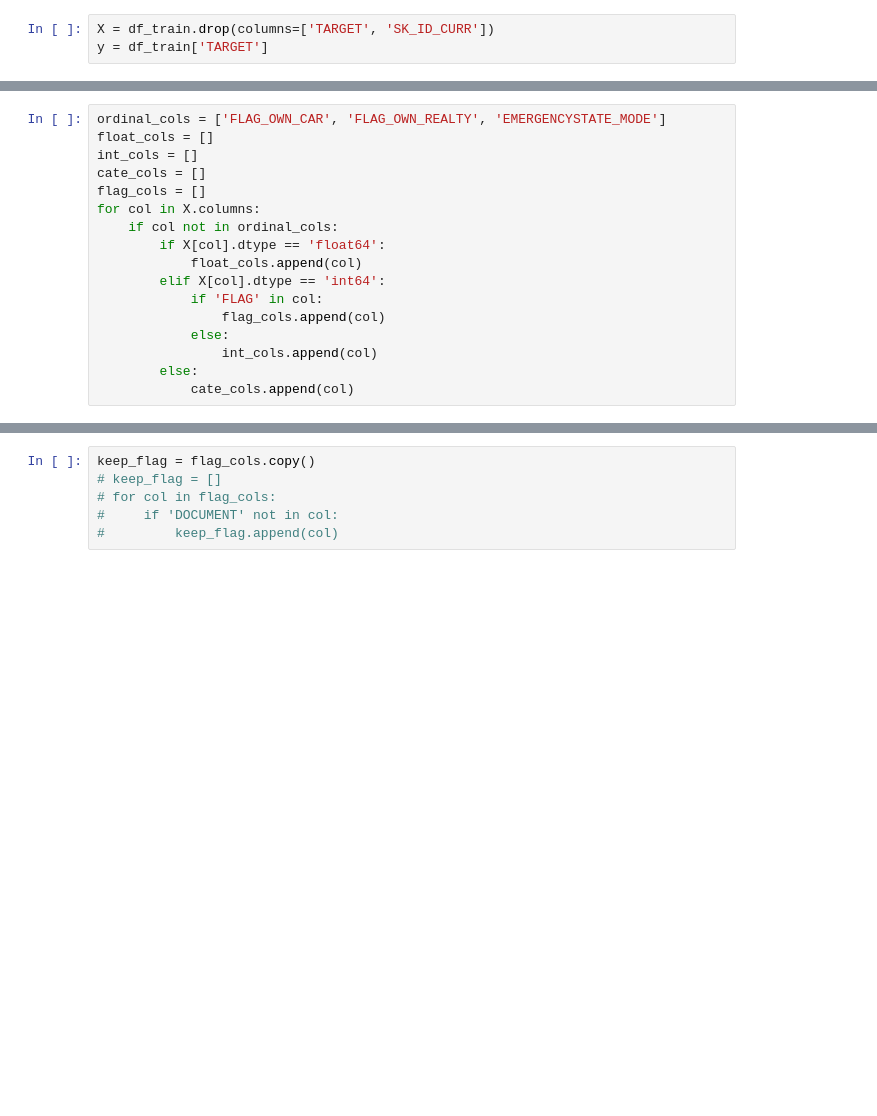
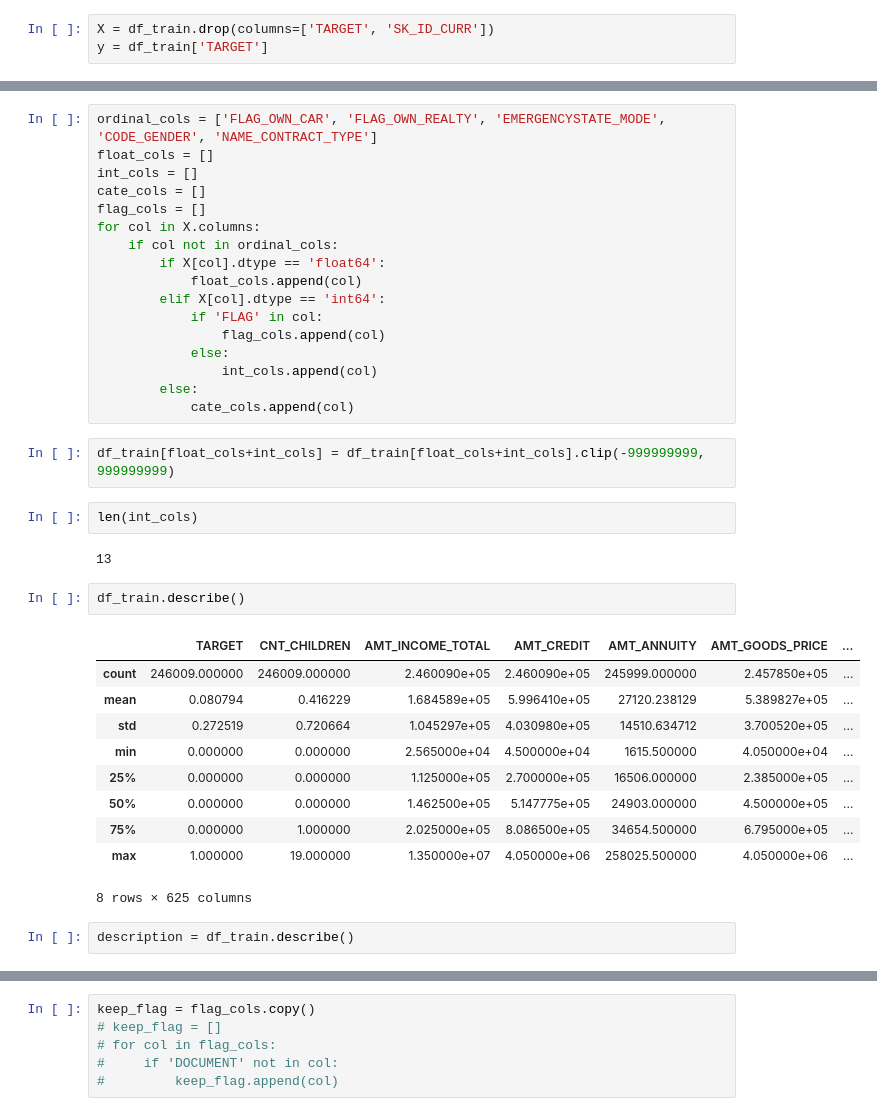
Before and after one commit to hung20gg/datavis_final, a Jupyter notebook: eda/baseline.ipynb, the cells around one changed output, grey strips where cells are left out. Saved outputs shown, nothing was run; the diff lists cells and outputs as text; blank space fills up the shorter version.

```diff
--- a/eda/baseline.ipynb
+++ b/eda/baseline.ipynb
@@ -181,5 +286,5 @@ y = df_train['TARGET']
 # %%
-ordinal_cols = ['FLAG_OWN_CAR', 'FLAG_OWN_REALTY', 'EMERGENCYSTATE_MODE']
+ordinal_cols = ['FLAG_OWN_CAR', 'FLAG_OWN_REALTY', 'EMERGENCYSTATE_MODE', 'CODE_GENDER', 'NAME_CONTRACT_TYPE']
 float_cols = []
 int_cols = []
 cate_cols = []
@@ -195,3 +300,24 @@ for col in X.columns:
                 int_cols.append(col)
         else:
             cate_cols.append(col)
+# %%
+df_train[float_cols+int_cols] = df_train[float_cols+int_cols].clip(-999999999, 999999999)
+# %%
+len(int_cols)
+# %% [output]
+13
+# %%
+df_train.describe()
+# %% [output]
+|  | TARGET | CNT_CHILDREN | AMT_INCOME_TOTAL | AMT_CREDIT | AMT_ANNUITY | AMT_GOODS_PRICE | ... |
+| count | 246009.000000 | 246009.000000 | 2.460090e+05 | 2.460090e+05 | 245999.000000 | 2.457850e+05 | ... |
+| mean | 0.080794 | 0.416229 | 1.684589e+05 | 5.996410e+05 | 27120.238129 | 5.389827e+05 | ... |
+| std | 0.272519 | 0.720664 | 1.045297e+05 | 4.030980e+05 | 14510.634712 | 3.700520e+05 | ... |
+| min | 0.000000 | 0.000000 | 2.565000e+04 | 4.500000e+04 | 1615.500000 | 4.050000e+04 | ... |
+| 25% | 0.000000 | 0.000000 | 1.125000e+05 | 2.700000e+05 | 16506.000000 | 2.385000e+05 | ... |
+| 50% | 0.000000 | 0.000000 | 1.462500e+05 | 5.147775e+05 | 24903.000000 | 4.500000e+05 | ... |
+| 75% | 0.000000 | 1.000000 | 2.025000e+05 | 8.086500e+05 | 34654.500000 | 6.795000e+05 | ... |
+| max | 1.000000 | 19.000000 | 1.350000e+07 | 4.050000e+06 | 258025.500000 | 4.050000e+06 | ... |
+8 rows × 625 columns
+# %%
+description = df_train.describe()
```
Also changed, not shown: parts of 62 cells of this notebook, 12 other files.
